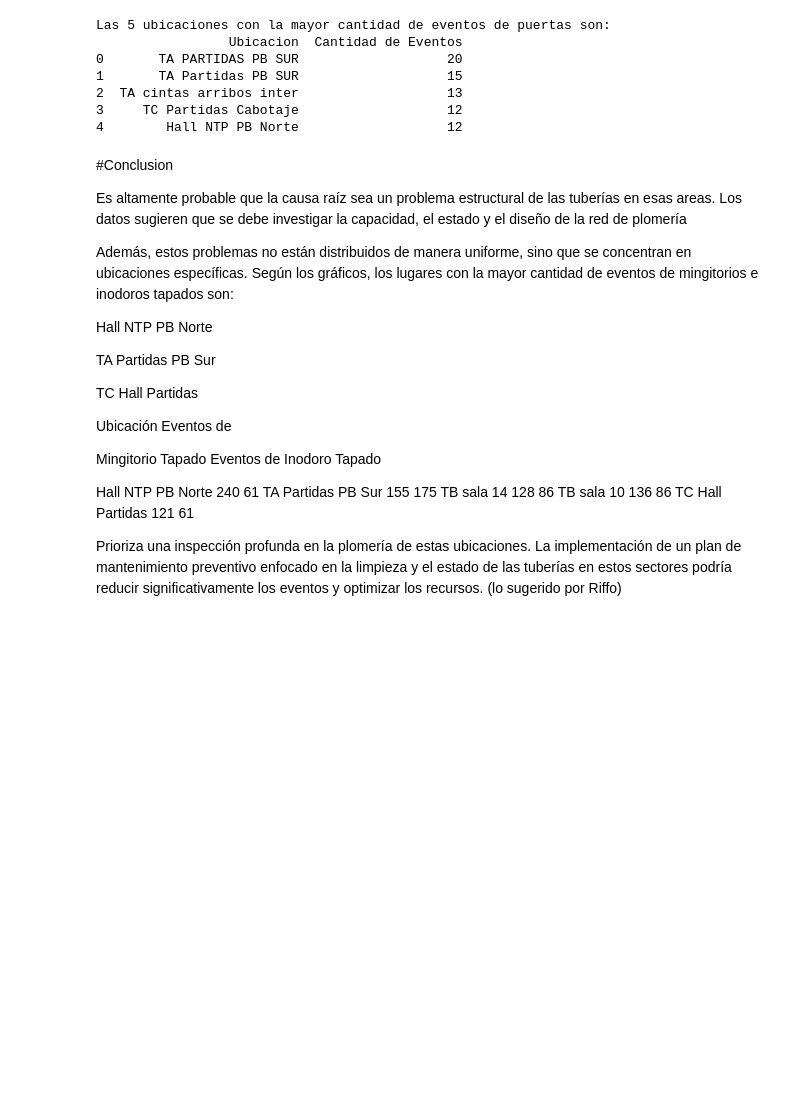
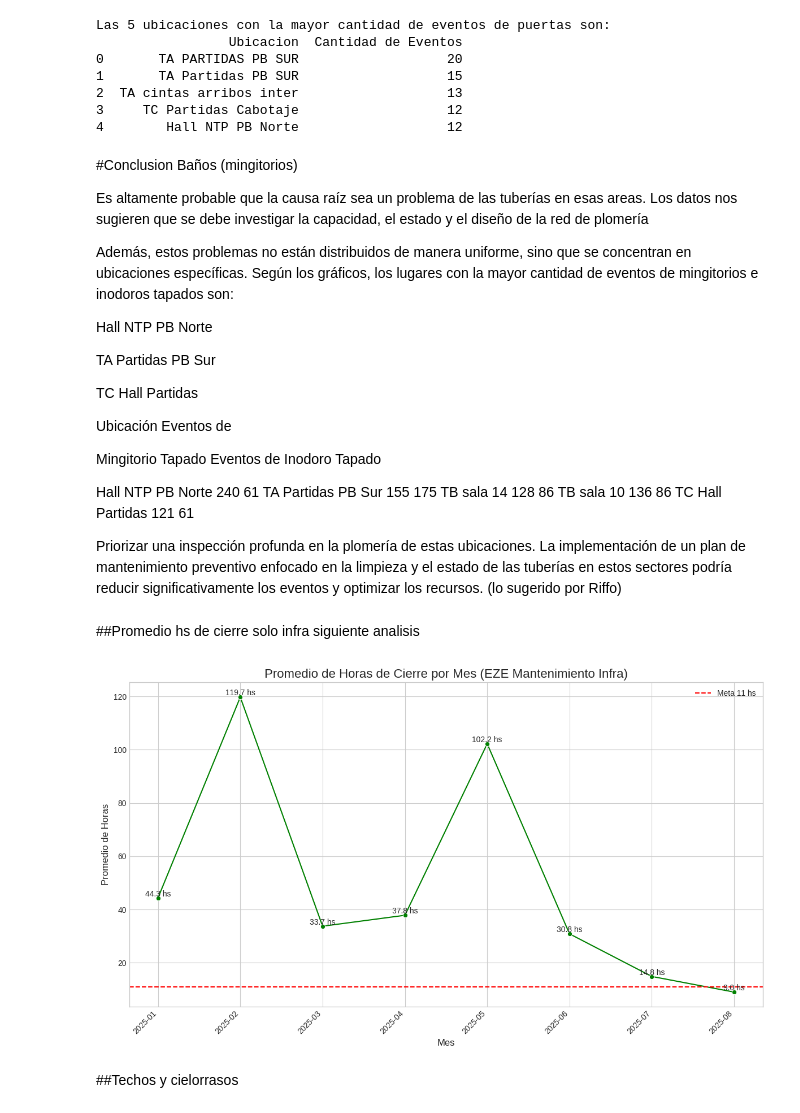
Before and after one commit to Rociosamudio/DataScience-Prediccion-de-precio-de-computadoras, a Jupyter notebook: KPI_ROD.ipynb, the cells around one changed output. Cells and saved outputs as stored; diff of their text form; code cells hidden in the pictures; blank space fills up the shorter version.

```diff
--- a/KPI_ROD.ipynb
+++ b/KPI_ROD.ipynb
@@ -1155,9 +1140,9 @@ Las 5 ubicaciones con la mayor cantidad de eventos de puertas son:
 3     TC Partidas Cabotaje                   12
 4        Hall NTP PB Norte                   12
 # %% [markdown]
-#Conclusion
+#Conclusion Baños (mingitorios)
 
-Es altamente probable que la causa raíz sea un problema estructural de las tuberías en esas areas. Los datos sugieren que se debe investigar la capacidad, el estado y el diseño de la red de plomería
+Es altamente probable que la causa raíz sea un problema de las tuberías en esas areas. Los datos nos sugieren que se debe investigar la capacidad, el estado y el diseño de la red de plomería
 
 Además, estos problemas no están distribuidos de manera uniforme, sino que se concentran en ubicaciones específicas. Según los gráficos, los lugares con la mayor cantidad de eventos de mingitorios e inodoros tapados son:
 
@@ -1179,4 +1164,54 @@ TB sala 14	        128	                86
 TB sala 10         	136                	86
 TC Hall Partidas	  121               	61
 
-Prioriza una inspección profunda en la plomería de estas ubicaciones. La implementación de un plan de mantenimiento preventivo enfocado en la limpieza y el estado de las tuberías en estos sectores podría reducir significativamente los eventos y optimizar los recursos. (lo sugerido por Riffo)
+Priorizar una inspección profunda en la plomería de estas ubicaciones. La implementación de un plan de mantenimiento preventivo enfocado en la limpieza y el estado de las tuberías en estos sectores podría reducir significativamente los eventos y optimizar los recursos. (lo sugerido por Riffo)
+# %% [markdown]
+##Promedio hs de cierre solo infra
+siguiente analisis
+# %%
+# Filtrar solo por 'EZE Mantenimiento Infra'
+df_infra_filtrado = df_infra[df_infra['Responsable'] == 'EZE Mantenimiento Infra'].copy()
+
+
+df_infra_filtrado['Duracion Evento Horas'] = (df_infra_filtrado['Fec. Fin'] - df_infra_filtrado['Fec. Inicio']).dt.total_seconds() / 3600 # Calcular la duración del evento en horas
+
+
+df_infra_filtrado['Cumplimiento'] = df_infra_filtrado['Duracion Evento Horas'] <= 11 # Clasificar los eventos como 'Cumplimiento' (verde) o 'Incumplimiento'
+
+# Extraer el mes de inicio del evento
+df_infra_filtrado['Mes'] = df_infra_filtrado['Fec. Inicio'].dt.to_period('M').astype(str)
+
+# Calcular el promedio de horas de cierre por mes
+promedio_horas = df_infra_filtrado.groupby('Mes')['Duracion Evento Horas'].mean().reset_index()
+promedio_horas.columns = ['Mes', 'Promedio de Horas']
+
+plt.style.use('seaborn-v0_8-whitegrid')
+plt.figure(figsize=(12, 7))
+
+sns.lineplot(
+    data=promedio_horas,
+    x='Mes',
+    y='Promedio de Horas',
+    marker='o',
+    linestyle='-',
+    color='green'
+)
+
+# 11 horas referencia
+plt.axhline(y=11, color='red', linestyle='--', label='Meta 11 hs')
+
+#etiquetas de datos
+for x, y in zip(promedio_horas['Mes'], promedio_horas['Promedio de Horas']):
+    plt.text(x, y, f'{y:.1f} hs', ha='center', va='bottom', fontsize=10)
+
+plt.title('Promedio de Horas de Cierre por Mes (EZE Mantenimiento Infra)', fontsize=16)
+plt.xlabel('Mes', fontsize=12)
+plt.ylabel('Promedio de Horas', fontsize=12)
+plt.xticks(rotation=45, ha='right')
+plt.legend()
+plt.tight_layout()
+plt.show()
+# %% [output]
+[figure, added]
+# %% [markdown]
+##Techos y cielorrasos
```
Also changed, not shown: parts of 28 cells of this notebook.
